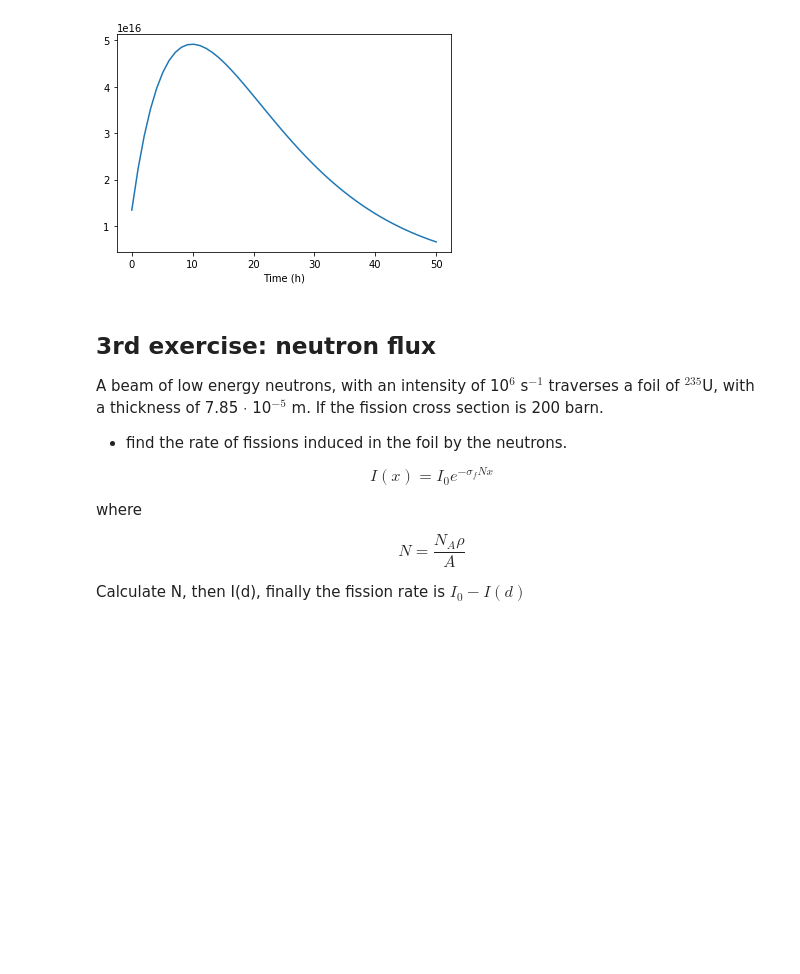
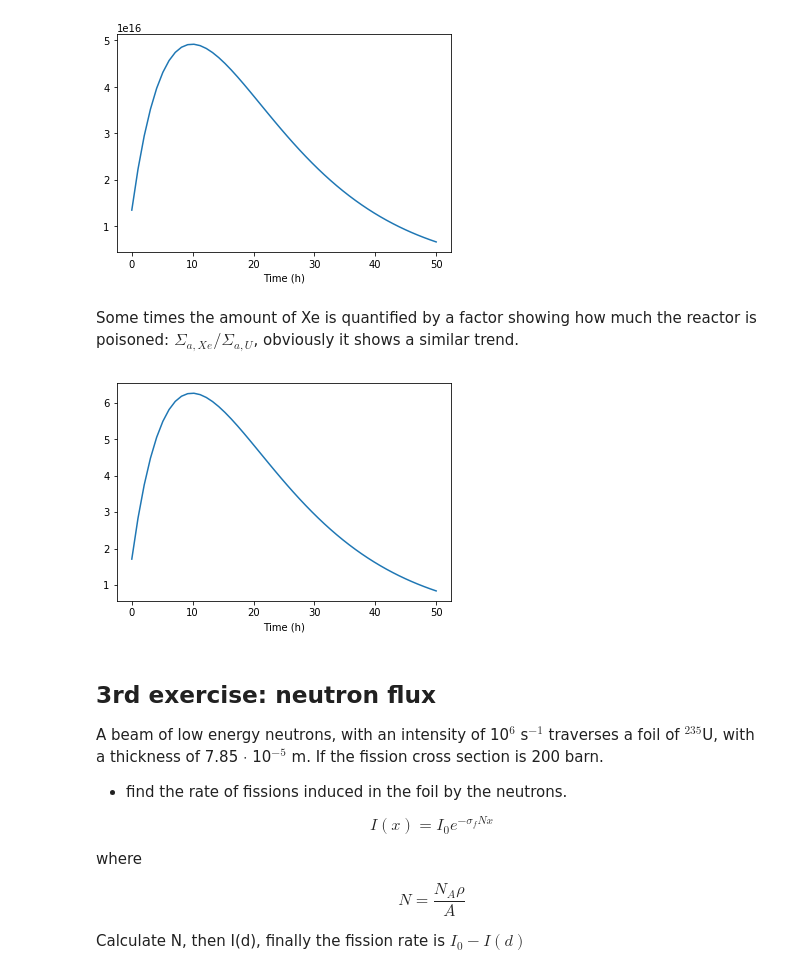
Before and after one commit to ezsolti/EnergyPhysics, a Jupyter notebook: week1.ipynb, the cells around one changed output. Cells and saved outputs as stored; diff of their text form; code cells hidden in the pictures; blank space fills up the shorter version.

```diff
--- a/week1.ipynb
+++ b/week1.ipynb
@@ -203,6 +213,20 @@ plt.xlabel('Time (h)')
 plt.show()
 # %% [output]
 [figure]
+# %% [markdown]
+Some times the amount of Xe is quantified by a factor showing how much the reactor is poisoned: $\Sigma_{a,Xe}/\Sigma_{a,U}$, obviously it shows a similar trend.
+# %%
+Sig_a_Xe=sigma_Xe*N_Xe_shut
+Sig_a_U=0.0157 #from Ex5
+
+poisoning=Sig_a_Xe/Sig_a_U
+
+plt.figure()
+plt.plot(t/60/60,poisoning)
+plt.xlabel('Time (h)')
+plt.show()
+# %% [output]
+[figure, added]
 # %% [markdown]
 ## 3rd exercise: neutron flux
 
```
Also changed, not shown: parts of 14 cells of this notebook.
